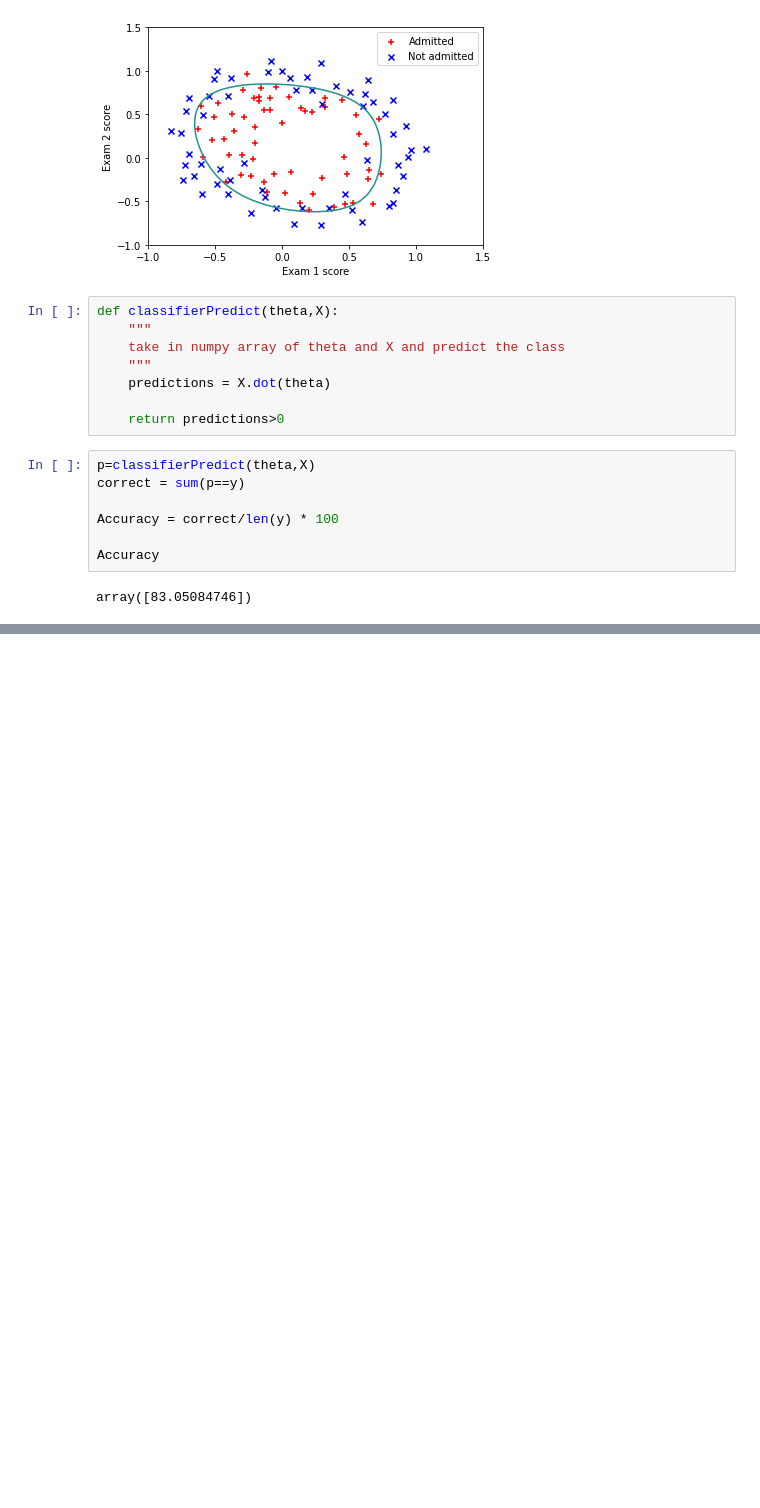
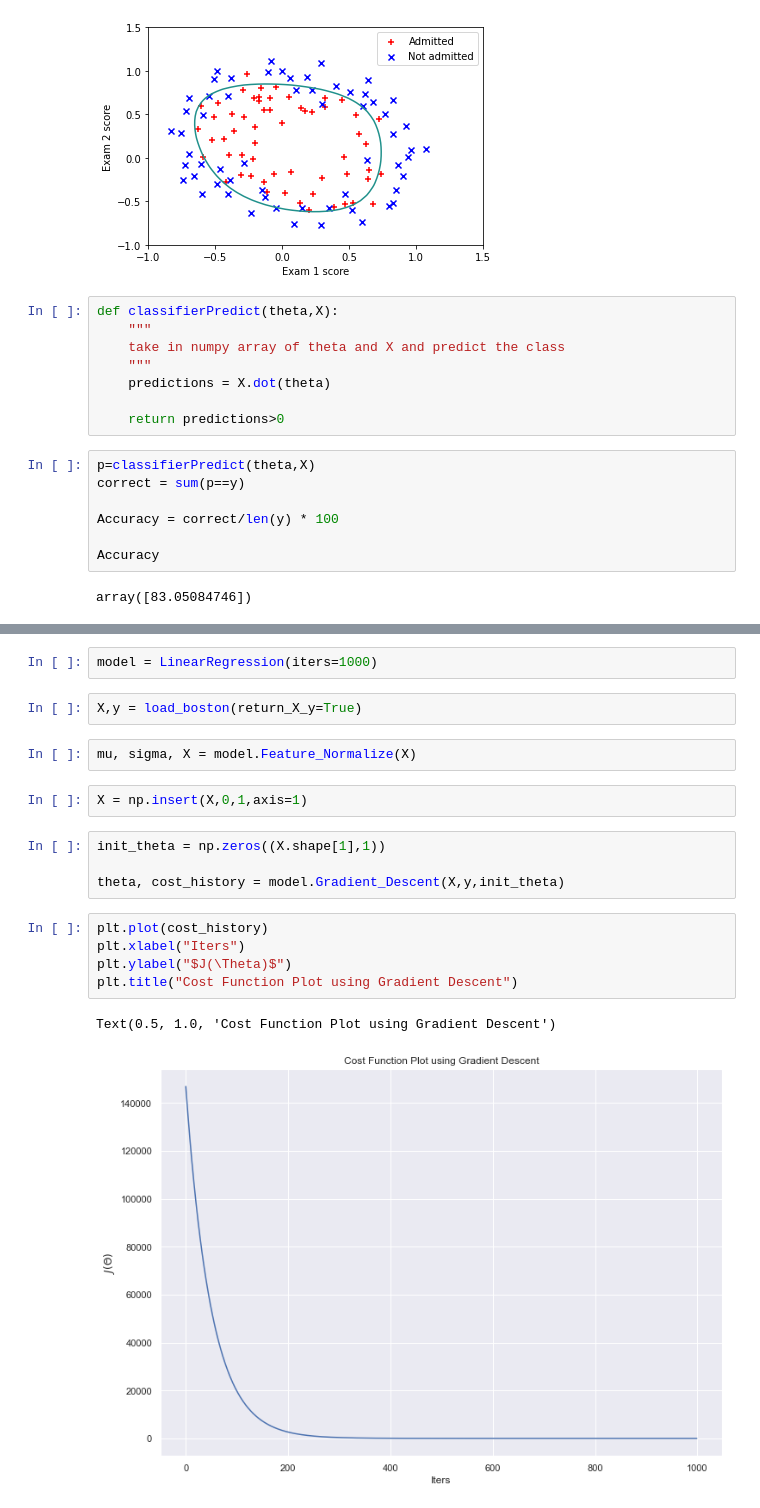
Before and after one commit to anormang1992/mlvirtus, a Jupyter notebook: MLVirtus Testing.ipynb, the cells around one changed output, grey strips where cells are left out. Cells and saved outputs as stored; diff of their text form; blank space fills up the shorter version.

```diff
--- a/MLVirtus Testing.ipynb
+++ b/MLVirtus Testing.ipynb
@@ -115,0 +165,20 @@ array([83.05084746])
+# %%
+model = LinearRegression(iters=1000)
+# %%
+X,y = load_boston(return_X_y=True)
+# %%
+mu, sigma, X = model.Feature_Normalize(X)
+# %%
+X = np.insert(X,0,1,axis=1)
+# %%
+init_theta = np.zeros((X.shape[1],1))
+
+theta, cost_history = model.Gradient_Descent(X,y,init_theta)
+# %%
+plt.plot(cost_history)
+plt.xlabel("Iters")
+plt.ylabel("$J(\Theta)$")
+plt.title("Cost Function Plot using Gradient Descent")
+# %% [output]
+Text(0.5, 1.0, 'Cost Function Plot using Gradient Descent')
+[figure, added]
```
Also changed, not shown: parts of 8 cells of this notebook.
